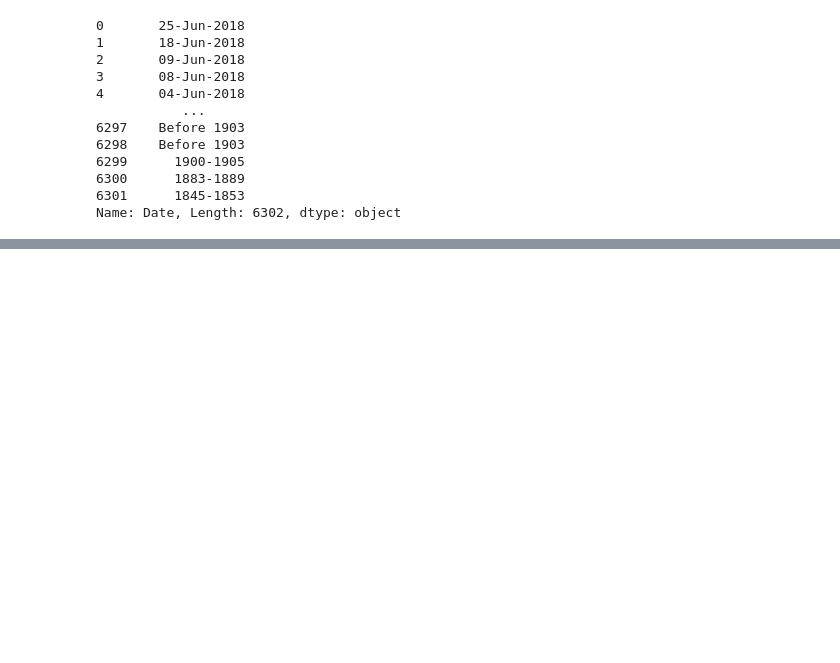
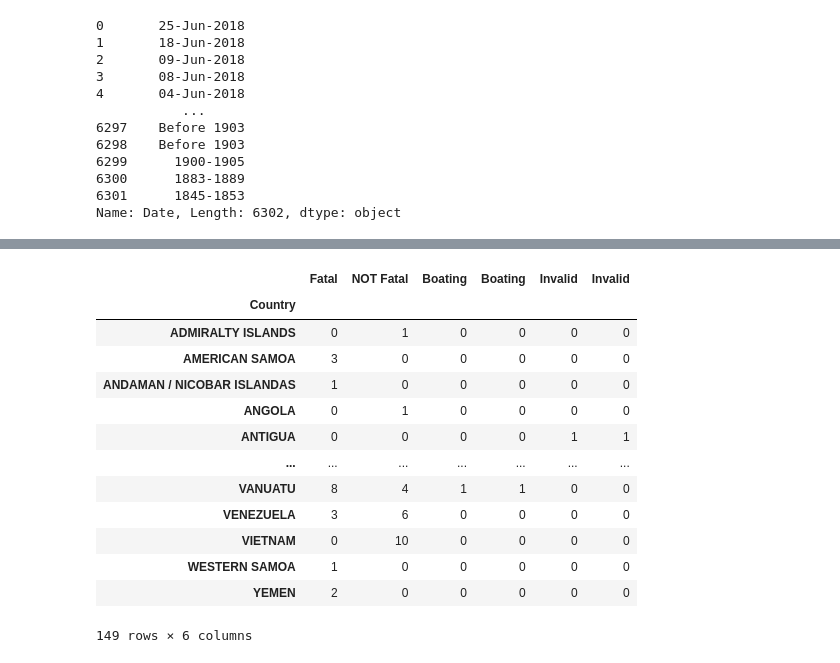
Before and after one commit to EdAndradeF/IronHack_Project_1, a Jupyter notebook: SharkAttack.ipynb, the cells around one changed output, grey strips where cells are left out. Cells and saved outputs as stored; diff of their text form; code cells hidden in the pictures; blank space fills up the shorter version.

```diff
--- a/SharkAttack.ipynb
+++ b/SharkAttack.ipynb
@@ -204,0 +281,17 @@ df_fatal.loc[df_fatal.loc[:, 'Type'] == 'Boating']
+# %%
+perlocal
+# %% [output]
+|  | Fatal | NOT Fatal | Boating | Boating | Invalid | Invalid |
+| Country |  |  |  |  |  |  |
+| ADMIRALTY ISLANDS | 0 | 1 | 0 | 0 | 0 | 0 |
+| AMERICAN SAMOA | 3 | 0 | 0 | 0 | 0 | 0 |
+| ANDAMAN / NICOBAR ISLANDAS | 1 | 0 | 0 | 0 | 0 | 0 |
+| ANGOLA | 0 | 1 | 0 | 0 | 0 | 0 |
+| ANTIGUA | 0 | 0 | 0 | 0 | 1 | 1 |
+| ... | ... | ... | ... | ... | ... | ... |
+| VANUATU | 8 | 4 | 1 | 1 | 0 | 0 |
+| VENEZUELA | 3 | 6 | 0 | 0 | 0 | 0 |
+| VIETNAM | 0 | 10 | 0 | 0 | 0 | 0 |
+| WESTERN SAMOA | 1 | 0 | 0 | 0 | 0 | 0 |
+| YEMEN | 2 | 0 | 0 | 0 | 0 | 0 |
+149 rows × 6 columns
```
Also changed, not shown: parts of 11 cells of this notebook, 1 other file.
